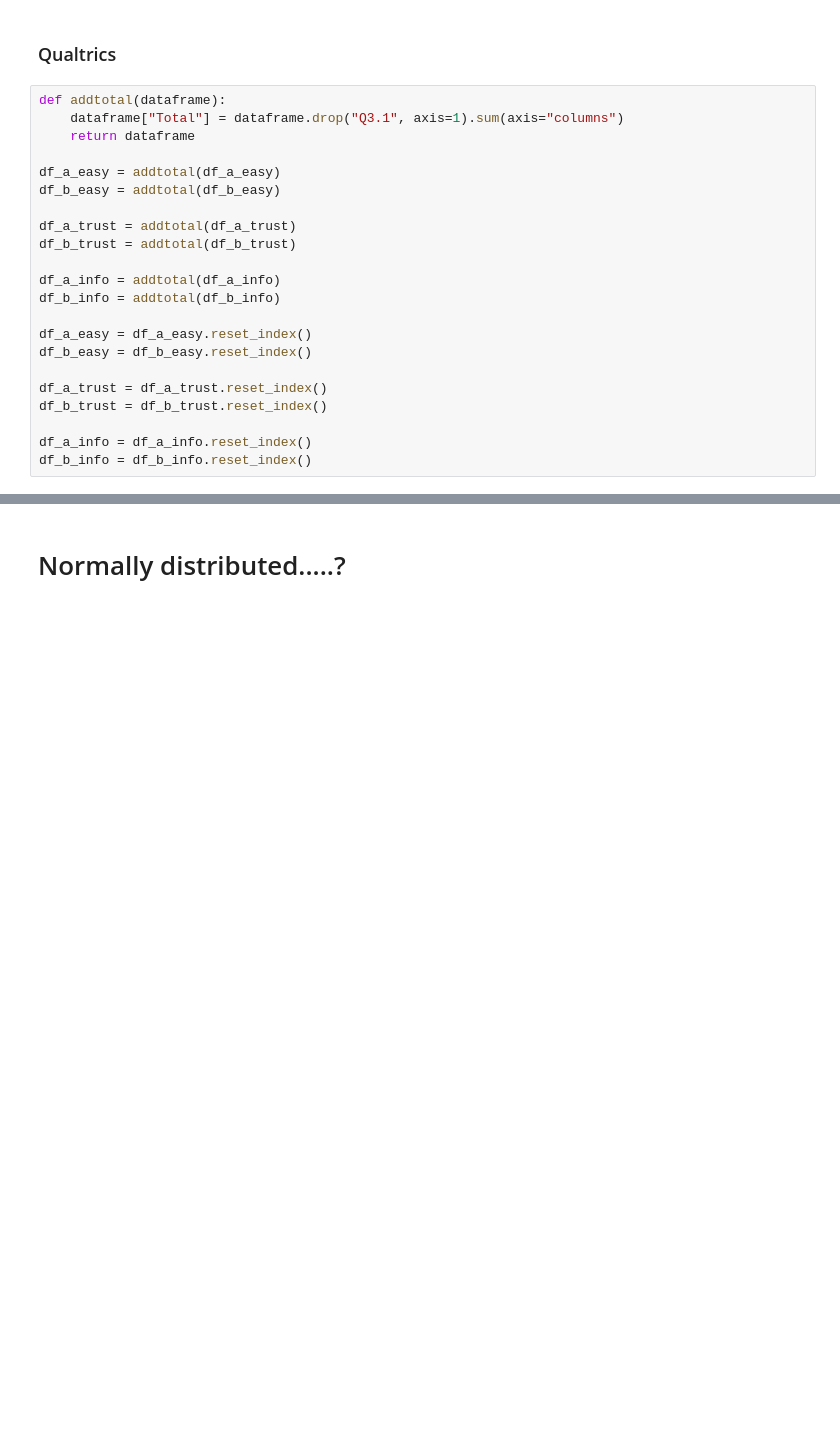
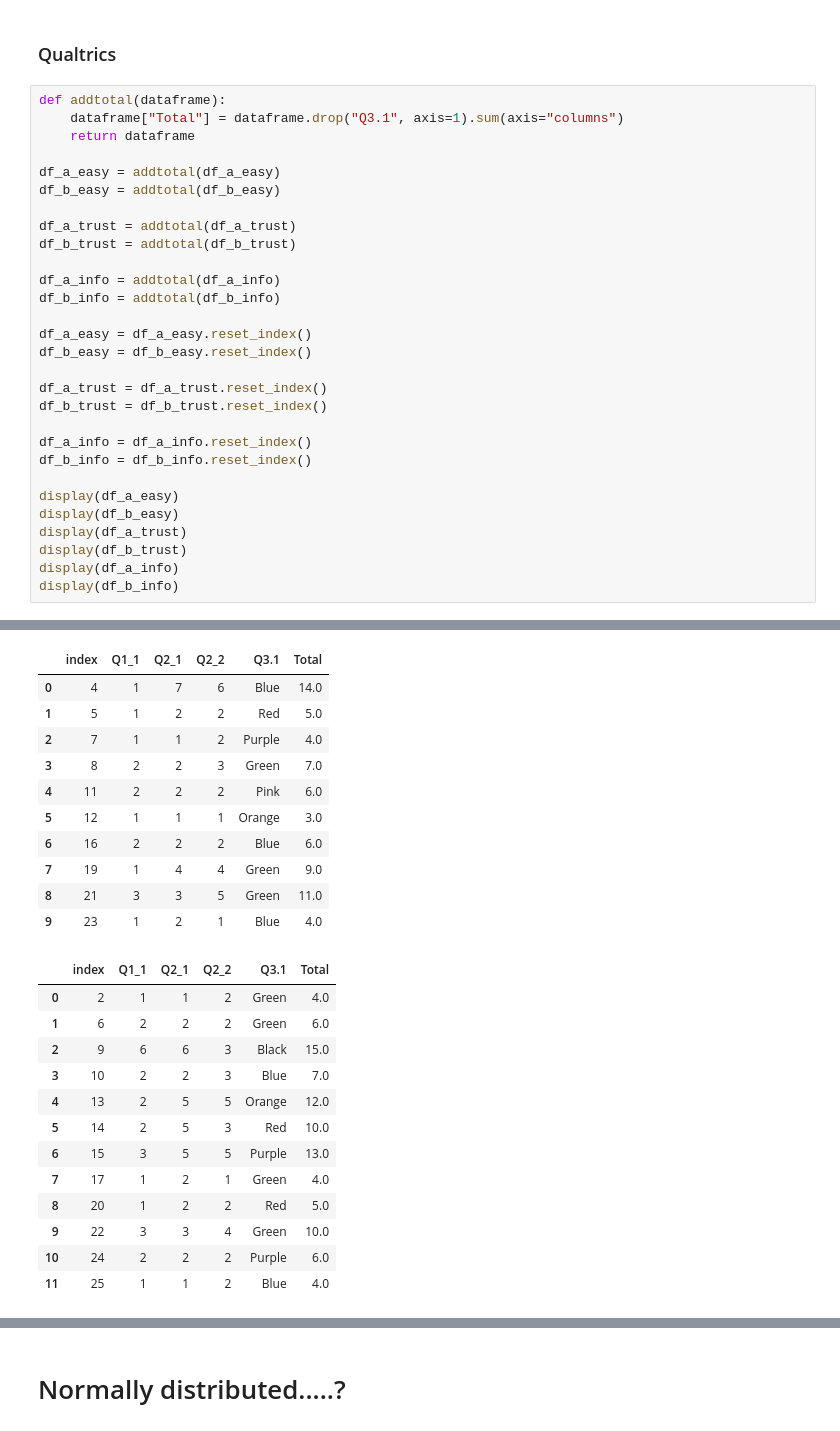
Before and after one commit to THeerze/Gata-to-HTML, a Jupyter notebook: data.ipynb, the cells around one changed output, grey strips where cells are left out. Cells and saved outputs as stored; diff of their text form; blank space fills up the shorter version.

```diff
--- a/data.ipynb
+++ b/data.ipynb
@@ -428,30 +515,61 @@ df_b_trust = addtotal(df_b_trust)
 
 df_a_info = addtotal(df_a_info)
 df_b_info = addtotal(df_b_info)
 
 df_a_easy = df_a_easy.reset_index()
 df_b_easy = df_b_easy.reset_index()
 
 df_a_trust = df_a_trust.reset_index()
 df_b_trust = df_b_trust.reset_index()
 
 df_a_info = df_a_info.reset_index()
 df_b_info = df_b_info.reset_index()
+
+display(df_a_easy)
+display(df_b_easy)
+display(df_a_trust)
+display(df_b_trust)
+display(df_a_info)
+display(df_b_info)
 # %% [output]
 A value is trying to be set on a copy of a slice from a DataFrame.
 Try using .loc[row_indexer,col_indexer] = value instead
 
 See the caveats in the documentation: https://pandas.pydata.org/pandas-docs/stable/user_guide/indexing.html#returning-a-view-versus-a-copy
   dataframe["Total"] = dataframe.drop("Q3.1", axis=1).sum(axis="columns")
 A value is trying to be set on a copy of a slice from a DataFrame.
 Try using .loc[row_indexer,col_indexer] = value instead
 
 See the caveats in the documentation: https://pandas.pydata.org/pandas-docs/stable/user_guide/indexing.html#returning-a-view-versus-a-copy
   dataframe["Total"] = dataframe.drop("Q3.1", axis=1).sum(axis="columns")
 A value is trying to be set on a copy of a slice from a DataFrame.
 Try using .loc[row_indexer,col_indexer] = value instead
 ... (14 lines left out)
 Try using .loc[row_indexer,col_indexer] = value instead
 
 See the caveats in the documentation: https://pandas.pydata.org/pandas-docs/stable/user_guide/indexing.html#returning-a-view-versus-a-copy
   dataframe["Total"] = dataframe.drop("Q3.1", axis=1).sum(axis="columns")
+|  | index | Q1_1 | Q2_1 | Q2_2 | Q3.1 | Total |
+| 0 | 4 | 1 | 7 | 6 | Blue | 14.0 |
+| 1 | 5 | 1 | 2 | 2 | Red | 5.0 |
+| 2 | 7 | 1 | 1 | 2 | Purple | 4.0 |
+| 3 | 8 | 2 | 2 | 3 | Green | 7.0 |
+| 4 | 11 | 2 | 2 | 2 | Pink | 6.0 |
+| 5 | 12 | 1 | 1 | 1 | Orange | 3.0 |
+| 6 | 16 | 2 | 2 | 2 | Blue | 6.0 |
+| 7 | 19 | 1 | 4 | 4 | Green | 9.0 |
+| 8 | 21 | 3 | 3 | 5 | Green | 11.0 |
+| 9 | 23 | 1 | 2 | 1 | Blue | 4.0 |
+|  | index | Q1_1 | Q2_1 | Q2_2 | Q3.1 | Total |
+| 0 | 2 | 1 | 1 | 2 | Green | 4.0 |
+| 1 | 6 | 2 | 2 | 2 | Green | 6.0 |
+| 2 | 9 | 6 | 6 | 3 | Black | 15.0 |
+| 3 | 10 | 2 | 2 | 3 | Blue | 7.0 |
+| 4 | 13 | 2 | 5 | 5 | Orange | 12.0 |
+| 5 | 14 | 2 | 5 | 3 | Red | 10.0 |
+| 6 | 15 | 3 | 5 | 5 | Purple | 13.0 |
+| 7 | 17 | 1 | 2 | 1 | Green | 4.0 |
+| 8 | 20 | 1 | 2 | 2 | Red | 5.0 |
+| 9 | 22 | 3 | 3 | 4 | Green | 10.0 |
+| 10 | 24 | 2 | 2 | 2 | Purple | 6.0 |
+| 11 | 25 | 1 | 1 | 2 | Blue | 4.0 |
```
Also changed, not shown: parts of 20 cells of this notebook.
